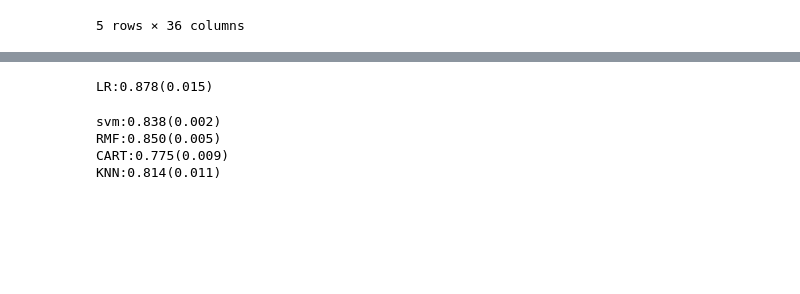
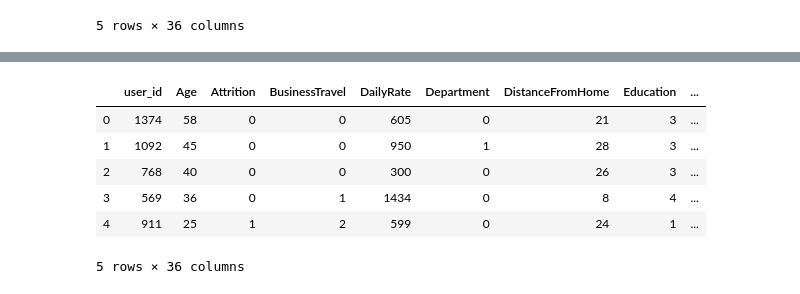
Before and after one commit to heyaug/homework, a Jupyter notebook: L1/action2.ipynb, the cells around one changed output, grey strips where cells are left out. Drawn from its saved outputs; the diff is of its cells as text; code cells hidden in the pictures; blank space fills up the shorter version.

```diff
--- a/L1/action2.ipynb
+++ b/L1/action2.ipynb
@@ -306,36 +18,0 @@ Index(['Age', 'Attrition', 'DailyRate', 'DistanceFromHome', 'Education',
-# %%
-from sklearn.model_selection import train_test_split,cross_val_score
-from sklearn.ensemble import RandomForestClassifier
-from sklearn.tree import DecisionTreeClassifier
-from sklearn.naive_bayes import GaussianNB
-from sklearn.neighbors import KNeighborsClassifier
-from sklearn import svm
-from sklearn.linear_model import LogisticRegression
-sep = 1100
-X = data.iloc[0:sep,:].drop('Attrition',axis = 1)
-y = data.iloc[0:sep,:]['Attrition']
-data_test_use = data.iloc[sep:,:]
-data_test_use1 = data_test_use.drop('Attrition',axis=1)
-
-X_train,X_test,y_train,y_test = train_test_split(X,y,test_size=0.25,random_state=2)
-
-model = {}
-model['LR'] = LogisticRegression()
-model['svm'] = svm.SVC()
-#设置随机森林系数
-model['RMF'] = RandomForestClassifier(random_state = 10, warm_start = True,
-                                  n_estimators = 26,
-                                  max_depth = 6,
-                                  max_features = 'sqrt')
-model['CART'] = DecisionTreeClassifier()
-model['KNN'] = KNeighborsClassifier()
-for i in model:
-    model[i].fit(X,y)
-    score = cross_val_score(model[i],X,y,cv=5,scoring='accuracy')
-    print("%s:%.3f(%.3f)"%(i,score.mean(),score.std()))
-# %% [output]
-LR:0.878(0.015)
-svm:0.838(0.002)
-RMF:0.850(0.005)
-CART:0.775(0.009)
-KNN:0.814(0.011)
@@ -349,0 +35,10 @@ data_predict.to_csv('sample.csv',index=None)
+# %%
+train.head()
+# %% [output]
+|  | user_id | Age | Attrition | BusinessTravel | DailyRate | Department | DistanceFromHome | Education | ... |
+| 0 | 1374 | 58 | 0 | 0 | 605 | 0 | 21 | 3 | ... |
+| 1 | 1092 | 45 | 0 | 0 | 950 | 1 | 28 | 3 | ... |
+| 2 | 768 | 40 | 0 | 0 | 300 | 0 | 26 | 3 | ... |
+| 3 | 569 | 36 | 0 | 1 | 1434 | 0 | 8 | 4 | ... |
+| 4 | 911 | 25 | 1 | 2 | 599 | 0 | 24 | 1 | ... |
+5 rows × 36 columns
```
Also changed, not shown: parts of 52 cells of this notebook, 4 other files.
